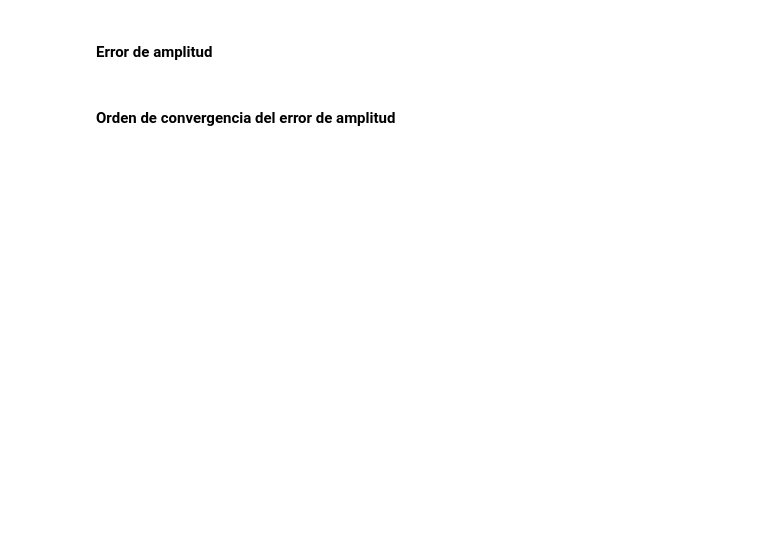
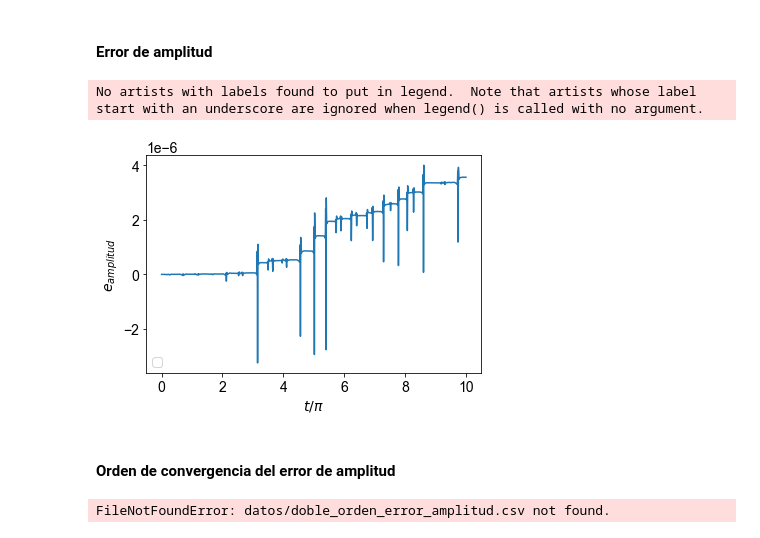
Before and after one commit to Lupama2/Guias_Metodos_Num_Fluidos_I, a Jupyter notebook: Guias/Guia_2/Ejercicio_4/Programa/graficos/graficos.ipynb, the cells around one changed output. Drawn from its saved outputs; the diff is of its cells as text; code cells hidden in the pictures; blank space fills up the shorter version.

```diff
--- a/Guias/Guia_2/Ejercicio_4/Programa/graficos/graficos.ipynb
+++ b/Guias/Guia_2/Ejercicio_4/Programa/graficos/graficos.ipynb
@@ -421,2 +442,27 @@ doble_error_amplitud.pdf
+# %%
+#Importo datos
+datos = genfromtxt('datos/doble_error_amplitud.csv', delimiter=',')
+# %%
+#Parámetros de la fuente del gráfico
+font = {'family' : 'Arial',
+        'weight' : 'normal',
+        'size'   : 14}
+matplotlib.rc('font', **font)
+
+plt.plot(datos[:,0]/pi,datos[:,1])
+
+plt.legend(loc='lower left', ncol = 1,fontsize = 12)
+plt.xlabel('$t/\pi$')
+plt.ylabel('$e_{amplitud}$')
+# plt.xticks(x, my_xticks)
+# plt.yticks(np.arange(y.min(), y.max(), 0.005))
+# plt.yticks(np.arange(-0.5,0.5 + 0.2,0.2))
+# plt.xlim(10.0**-4, 10.0**0)
+
+#Guardo el gráfico
+plt.savefig('doble_error_amplitud.pdf', format='pdf',bbox_inches = "tight")
+# %% [output]
+No artists with labels found to put in legend.  Note that artists whose label start with an underscore are ignored when legend() is called with no argument.
+[figure, added]
 # %% [markdown]
 #### Orden de convergencia del error de amplitud
@@ -424,0 +469,5 @@ doble_orden_error_amplitud
+# %%
+#Importo datos
+datos = genfromtxt('datos/doble_orden_error_amplitud.csv', delimiter=',')
+# %% [output]
+FileNotFoundError: datos/doble_orden_error_amplitud.csv not found.
```
Also changed, not shown: parts of 9 cells of this notebook, 8 other files.
